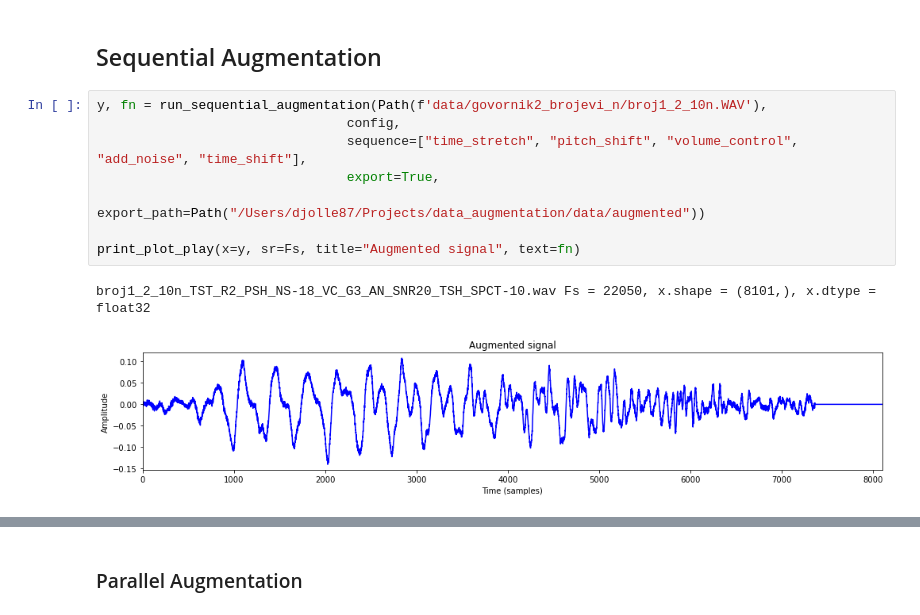
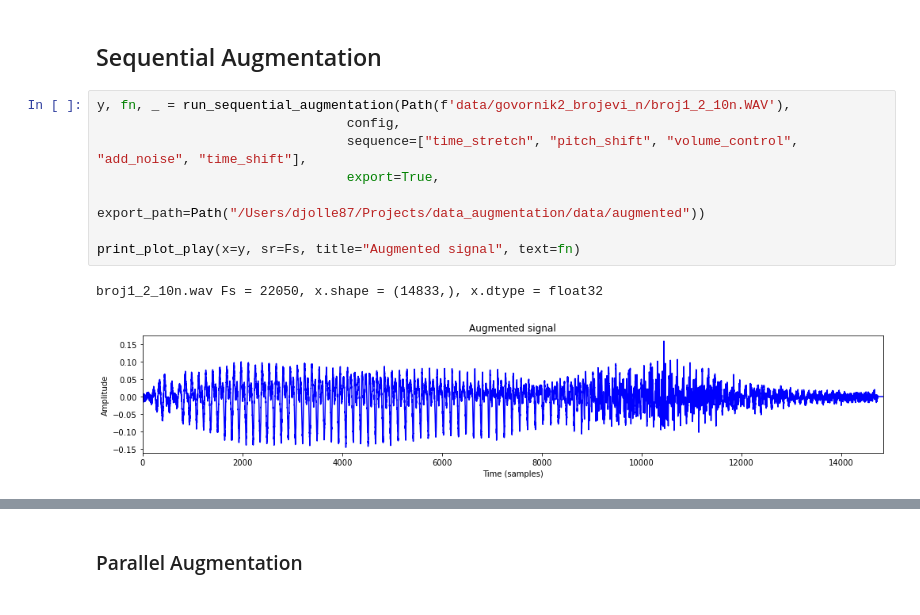
Before and after one commit to djolle87/data_augmentation, a Jupyter notebook: augmentation_demo.ipynb, the cells around one changed output, grey strips where cells are left out. Saved outputs shown, nothing was run; the diff lists cells and outputs as text.

```diff
--- a/augmentation_demo.ipynb
+++ b/augmentation_demo.ipynb
@@ -185,16 +210,16 @@ WAV file: broj1_2_10n_RVR.WAV Fs = 22050, x.shape = (48432,), x.dtype = float64
 # %% [markdown]
 ## Sequential Augmentation
 # %%
-y, fn = run_sequential_augmentation(Path(f'data/govornik2_brojevi_n/broj1_2_10n.WAV'),
+y, fn, _ = run_sequential_augmentation(Path(f'data/govornik2_brojevi_n/broj1_2_10n.WAV'),
                                 config,
                                 sequence=["time_stretch", "pitch_shift", "volume_control", "add_noise", "time_shift"],
                                 export=True,
                                 export_path=Path("/Users/djolle87/Projects/data_augmentation/data/augmented"))
 
 print_plot_play(x=y, sr=Fs, title="Augmented signal", text=fn)
 # %% [output]
-broj1_2_10n_TST_R2_PSH_NS-18_VC_G3_AN_SNR20_TSH_SPCT-10.wav Fs = 22050, x.shape = (8101,), x.dtype = float32
+broj1_2_10n.wav Fs = 22050, x.shape = (14833,), x.dtype = float32
-[figure, old version]
+[figure, new version]
 [interactive output not drawn]
 # %% [markdown]
 ### Parallel Augmentation
```
Also changed, not shown: parts of 18 cells of this notebook, 4 other files.
